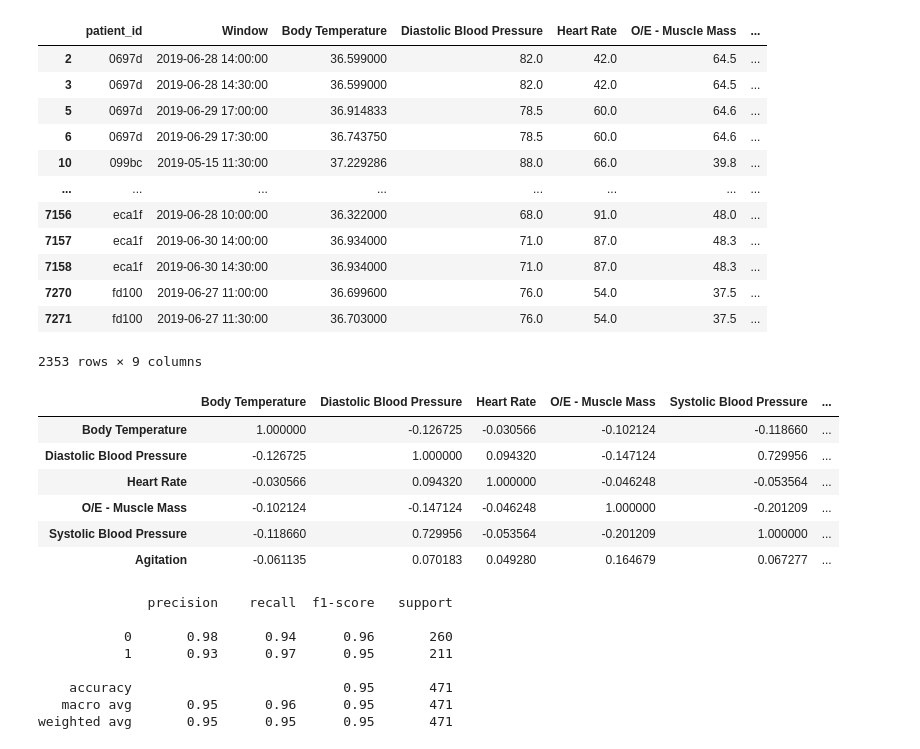
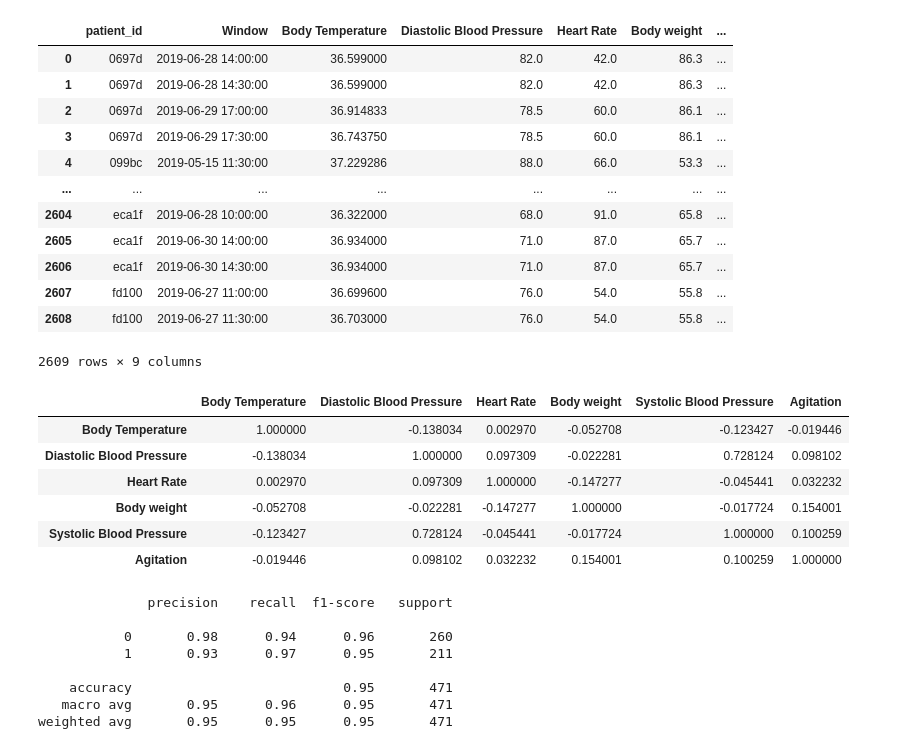
Before and after one commit to y-ghoneim/SDProject32, a Jupyter notebook: Notebooks/Physiology Model Building.ipynb, the cells around one changed output. Saved outputs shown, nothing was run; the diff lists cells and outputs as text; code cells hidden in the pictures.

Commit message:
Cleaning up physiology + Data

```diff
--- a/Notebooks/Physiology Model Building.ipynb
+++ b/Notebooks/Physiology Model Building.ipynb
@@ -7,33 +8,33 @@ from sklearn.preprocessing import StandardScaler
 
 from sklearn.metrics import classification_report, confusion_matrix, accuracy_score
 # %%
-df = pd.read_csv('..\Dataset\Physiology_Formatted_Dataset_v2.csv')
+df = pd.read_csv('..\Dataset\Physiology_Formatted_Dataset_V2.csv')
 df = df.dropna()
 df
 # %% [output]
-|  | patient_id | Window | Body Temperature | Diastolic Blood Pressure | Heart Rate | O/E - Muscle Mass | ... |
-| 2 | 0697d | 2019-06-28 14:00:00 | 36.599000 | 82.0 | 42.0 | 64.5 | ... |
-| 3 | 0697d | 2019-06-28 14:30:00 | 36.599000 | 82.0 | 42.0 | 64.5 | ... |
-| 5 | 0697d | 2019-06-29 17:00:00 | 36.914833 | 78.5 | 60.0 | 64.6 | ... |
-| 6 | 0697d | 2019-06-29 17:30:00 | 36.743750 | 78.5 | 60.0 | 64.6 | ... |
-| 10 | 099bc | 2019-05-15 11:30:00 | 37.229286 | 88.0 | 66.0 | 39.8 | ... |
+|  | patient_id | Window | Body Temperature | Diastolic Blood Pressure | Heart Rate | Body weight | ... |
+| 0 | 0697d | 2019-06-28 14:00:00 | 36.599000 | 82.0 | 42.0 | 86.3 | ... |
+| 1 | 0697d | 2019-06-28 14:30:00 | 36.599000 | 82.0 | 42.0 | 86.3 | ... |
+| 2 | 0697d | 2019-06-29 17:00:00 | 36.914833 | 78.5 | 60.0 | 86.1 | ... |
+| 3 | 0697d | 2019-06-29 17:30:00 | 36.743750 | 78.5 | 60.0 | 86.1 | ... |
+| 4 | 099bc | 2019-05-15 11:30:00 | 37.229286 | 88.0 | 66.0 | 53.3 | ... |
 | ... | ... | ... | ... | ... | ... | ... | ... |
-| 7156 | eca1f | 2019-06-28 10:00:00 | 36.322000 | 68.0 | 91.0 | 48.0 | ... |
-| 7157 | eca1f | 2019-06-30 14:00:00 | 36.934000 | 71.0 | 87.0 | 48.3 | ... |
-| 7158 | eca1f | 2019-06-30 14:30:00 | 36.934000 | 71.0 | 87.0 | 48.3 | ... |
-| 7270 | fd100 | 2019-06-27 11:00:00 | 36.699600 | 76.0 | 54.0 | 37.5 | ... |
-| 7271 | fd100 | 2019-06-27 11:30:00 | 36.703000 | 76.0 | 54.0 | 37.5 | ... |
+| 2604 | eca1f | 2019-06-28 10:00:00 | 36.322000 | 68.0 | 91.0 | 65.8 | ... |
+| 2605 | eca1f | 2019-06-30 14:00:00 | 36.934000 | 71.0 | 87.0 | 65.7 | ... |
+| 2606 | eca1f | 2019-06-30 14:30:00 | 36.934000 | 71.0 | 87.0 | 65.7 | ... |
+| 2607 | fd100 | 2019-06-27 11:00:00 | 36.699600 | 76.0 | 54.0 | 55.8 | ... |
+| 2608 | fd100 | 2019-06-27 11:30:00 | 36.703000 | 76.0 | 54.0 | 55.8 | ... |
-2353 rows × 9 columns
+2609 rows × 9 columns
 # %%
 df.drop(['patient_id', 'Window', 'day'], axis=1).corr()
 # %% [output]
-|  | Body Temperature | Diastolic Blood Pressure | Heart Rate | O/E - Muscle Mass | Systolic Blood Pressure | ... |
-| Body Temperature | 1.000000 | -0.126725 | -0.030566 | -0.102124 | -0.118660 | ... |
-| Diastolic Blood Pressure | -0.126725 | 1.000000 | 0.094320 | -0.147124 | 0.729956 | ... |
-| Heart Rate | -0.030566 | 0.094320 | 1.000000 | -0.046248 | -0.053564 | ... |
-| O/E - Muscle Mass | -0.102124 | -0.147124 | -0.046248 | 1.000000 | -0.201209 | ... |
-| Systolic Blood Pressure | -0.118660 | 0.729956 | -0.053564 | -0.201209 | 1.000000 | ... |
-| Agitation | -0.061135 | 0.070183 | 0.049280 | 0.164679 | 0.067277 | ... |
+|  | Body Temperature | Diastolic Blood Pressure | Heart Rate | Body weight | Systolic Blood Pressure | Agitation |
+| Body Temperature | 1.000000 | -0.138034 | 0.002970 | -0.052708 | -0.123427 | -0.019446 |
+| Diastolic Blood Pressure | -0.138034 | 1.000000 | 0.097309 | -0.022281 | 0.728124 | 0.098102 |
+| Heart Rate | 0.002970 | 0.097309 | 1.000000 | -0.147277 | -0.045441 | 0.032232 |
+| Body weight | -0.052708 | -0.022281 | -0.147277 | 1.000000 | -0.017724 | 0.154001 |
+| Systolic Blood Pressure | -0.123427 | 0.728124 | -0.045441 | -0.017724 | 1.000000 | 0.100259 |
+| Agitation | -0.019446 | 0.098102 | 0.032232 | 0.154001 | 0.100259 | 1.000000 |
 # %%
 X_train, X_test, y_train, y_test = train_test_split(df.drop(['Agitation', 'patient_id', 'Window', 'day'], axis=1), df['Agitation'], test_size=0.2, random_state=42)
 
```
Also changed, not shown: parts of 2 cells of this notebook, 8 other files.
